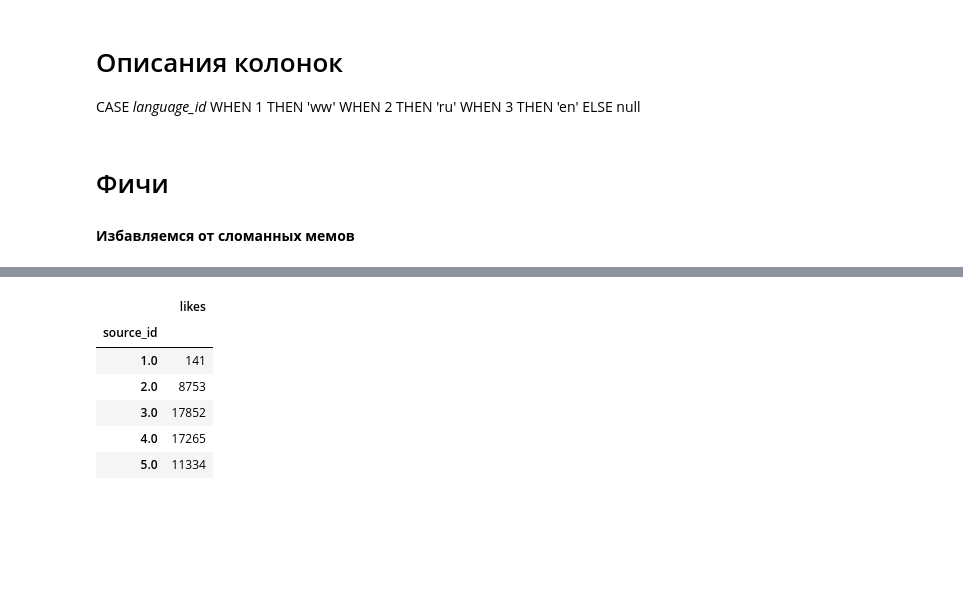
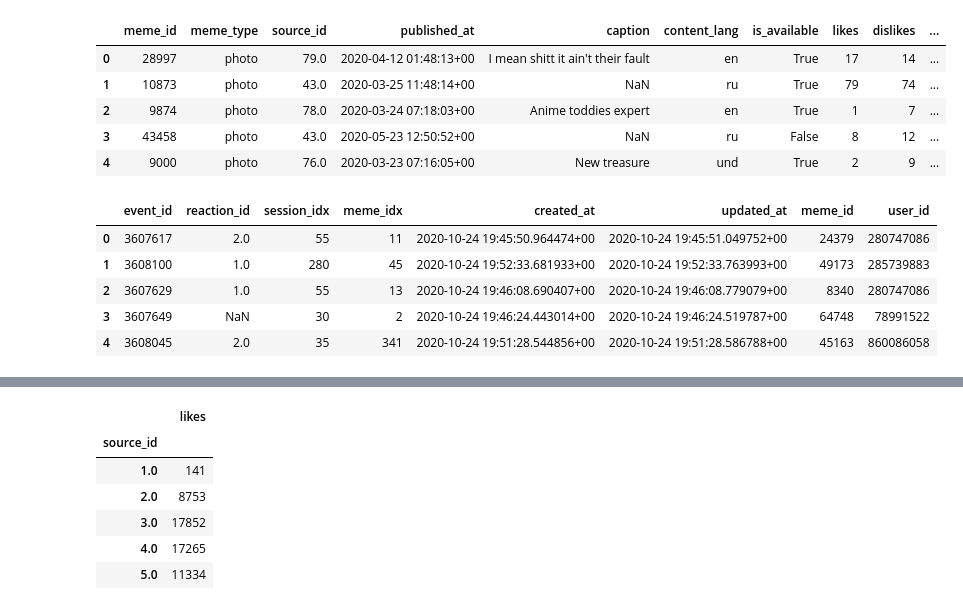
Before and after one commit to santievich/image-recomendation-ffmemes, a Jupyter notebook: Danila_FFmemes.ipynb, the cells around one changed output, grey strips where cells are left out. Cells and saved outputs as stored; diff of their text form; code cells hidden in the pictures; blank space fills up the shorter version.

```diff
--- a/Danila_FFmemes.ipynb
+++ b/Danila_FFmemes.ipynb
@@ -7,10 +7,21 @@ import sklearn
 meme = pd.read_csv('drive/My Drive/memeproject/Danila FFmemes/danila_meme.csv')
 event = pd.read_csv('drive/My Drive/memeproject/Danila FFmemes/danila_event.csv')
 user = pd.read_csv('drive/My Drive/memeproject/Danila FFmemes/danila_user.csv')
-# %% [markdown]
-# Описания колонок
-CASE *language_id* WHEN 1 THEN 'ww' WHEN 2 THEN 'ru' WHEN 3 THEN 'en' ELSE null
-# %% [markdown]
-# Фичи
-# %% [markdown]
-**Избавляемся от сломанных мемов**
+# %%
+meme.head()
+# %% [output]
+|  | meme_id | meme_type | source_id | published_at | caption | content_lang | is_available | likes | dislikes | ... |
+| 0 | 28997 | photo | 79.0 | 2020-04-12 01:48:13+00 | I mean shitt it ain't their fault | en | True | 17 | 14 | ... |
+| 1 | 10873 | photo | 43.0 | 2020-03-25 11:48:14+00 | NaN | ru | True | 79 | 74 | ... |
+| 2 | 9874 | photo | 78.0 | 2020-03-24 07:18:03+00 | Anime toddies expert | en | True | 1 | 7 | ... |
+| 3 | 43458 | photo | 43.0 | 2020-05-23 12:50:52+00 | NaN | ru | False | 8 | 12 | ... |
+| 4 | 9000 | photo | 76.0 | 2020-03-23 07:16:05+00 | New treasure | und | True | 2 | 9 | ... |
+# %%
+event.head()
+# %% [output]
+|  | event_id | reaction_id | session_idx | meme_idx | created_at | updated_at | meme_id | user_id |
+| 0 | 3607617 | 2.0 | 55 | 11 | 2020-10-24 19:45:50.964474+00 | 2020-10-24 19:45:51.049752+00 | 24379 | 280747086 |
+| 1 | 3608100 | 1.0 | 280 | 45 | 2020-10-24 19:52:33.681933+00 | 2020-10-24 19:52:33.763993+00 | 49173 | 285739883 |
+| 2 | 3607629 | 1.0 | 55 | 13 | 2020-10-24 19:46:08.690407+00 | 2020-10-24 19:46:08.779079+00 | 8340 | 280747086 |
+| 3 | 3607649 | NaN | 30 | 2 | 2020-10-24 19:46:24.443014+00 | 2020-10-24 19:46:24.519787+00 | 64748 | 78991522 |
+| 4 | 3608045 | 2.0 | 35 | 341 | 2020-10-24 19:51:28.544856+00 | 2020-10-24 19:51:28.586788+00 | 45163 | 860086058 |
```
Also changed, not shown: parts of 34 cells of this notebook.
